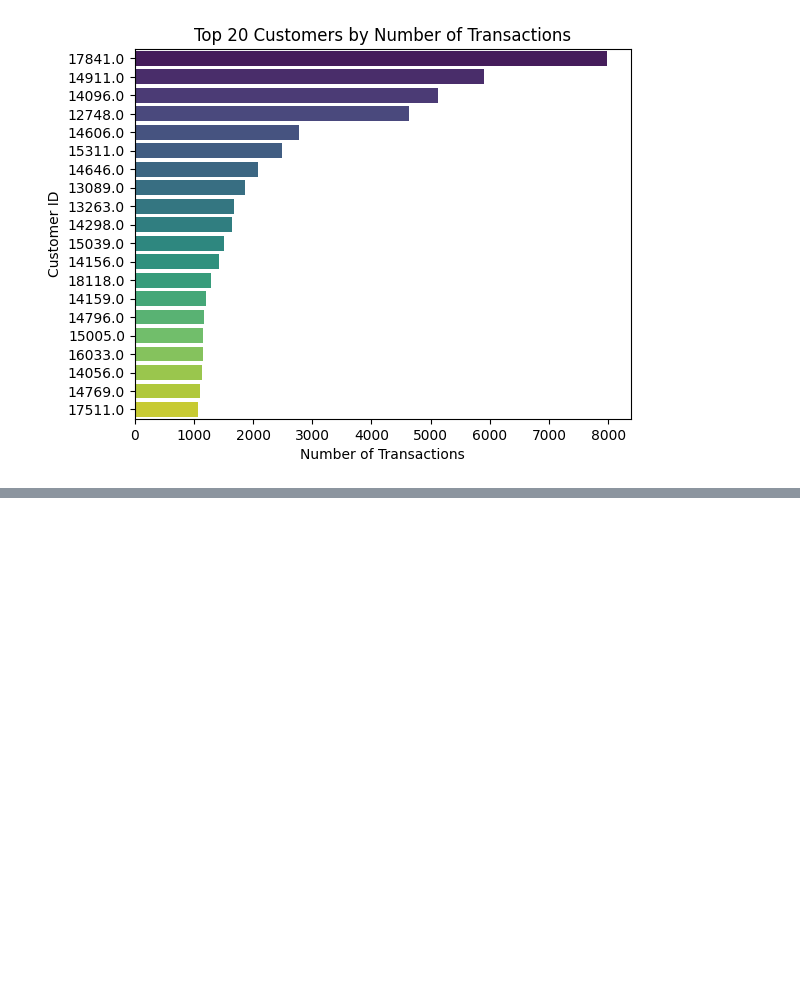
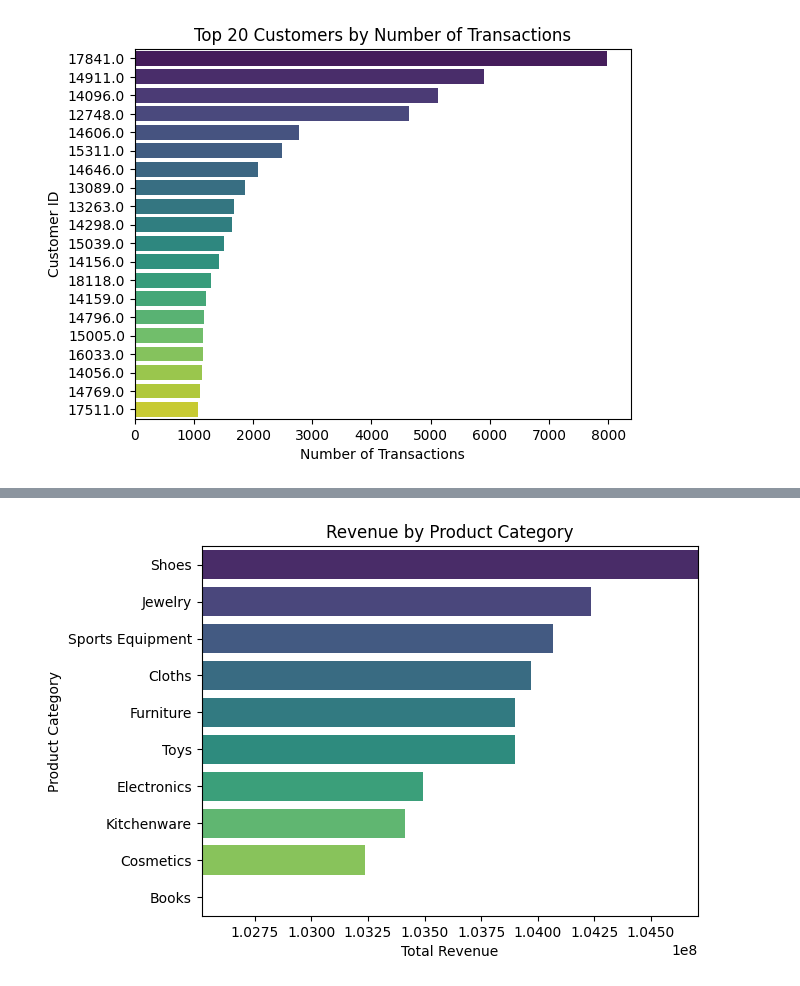
Before and after one commit to deCrystals/cohort_analysis, a Jupyter notebook: cohort.ipynb, the cells around one changed output, grey strips where cells are left out. Saved outputs shown, nothing was run; the diff lists cells and outputs as text; code cells hidden in the pictures; blank space fills up the shorter version.

```diff
--- a/cohort.ipynb
+++ b/cohort.ipynb
@@ -212,0 +262,3 @@ plt.show()
+# %%
+category_sales = df.groupby('Description')['TotalSales'].sum().sort_values(ascending=False)
+category_sales
@@ -212,0 +278,10 @@ plt.show()
+# %%
+#category_sales = df.groupby('Description')['TotalSales'].sum().sort_values(ascending=False)
+sns.barplot(x=category_sales.values, y=category_sales.index, hue=category_sales.index, palette='viridis')
+plt.title("Revenue by Product Category")
+plt.xlabel("Total Revenue")
+plt.xlim(min(category_sales.values) - 5, max(category_sales.values) + 10)
+plt.ylabel("Product Category")
+plt.show()
+# %% [output]
+[figure, added]
```
Also changed, not shown: parts of 25 cells of this notebook.
